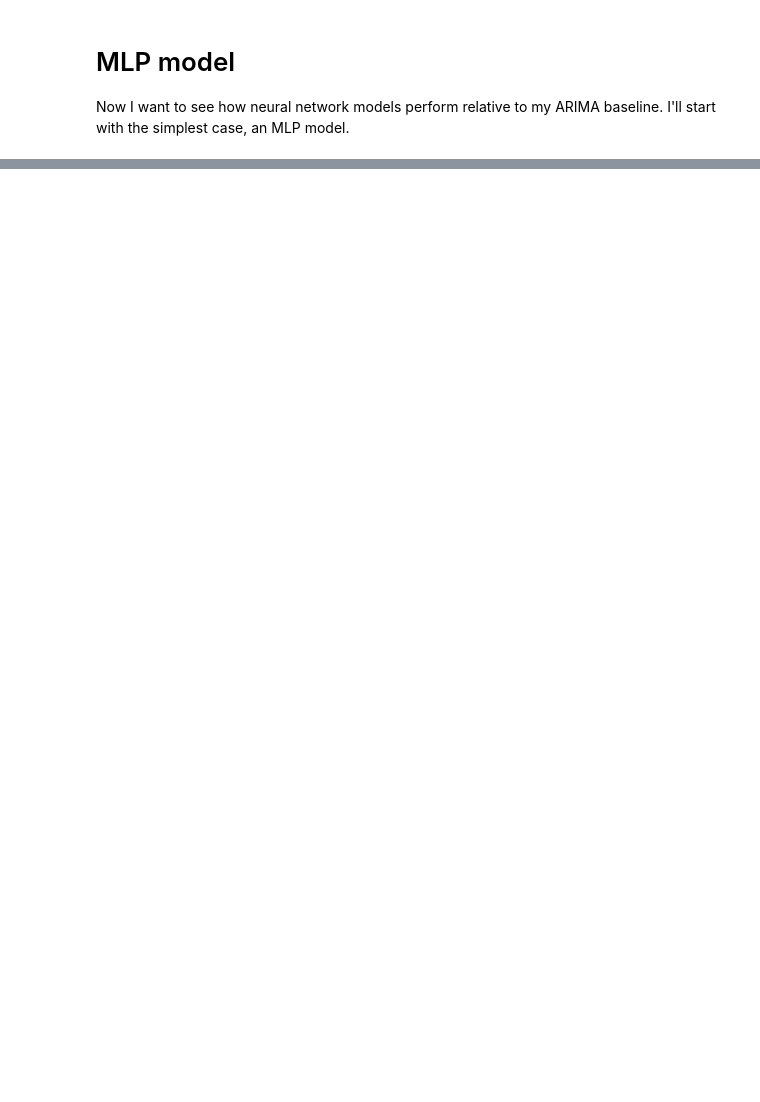
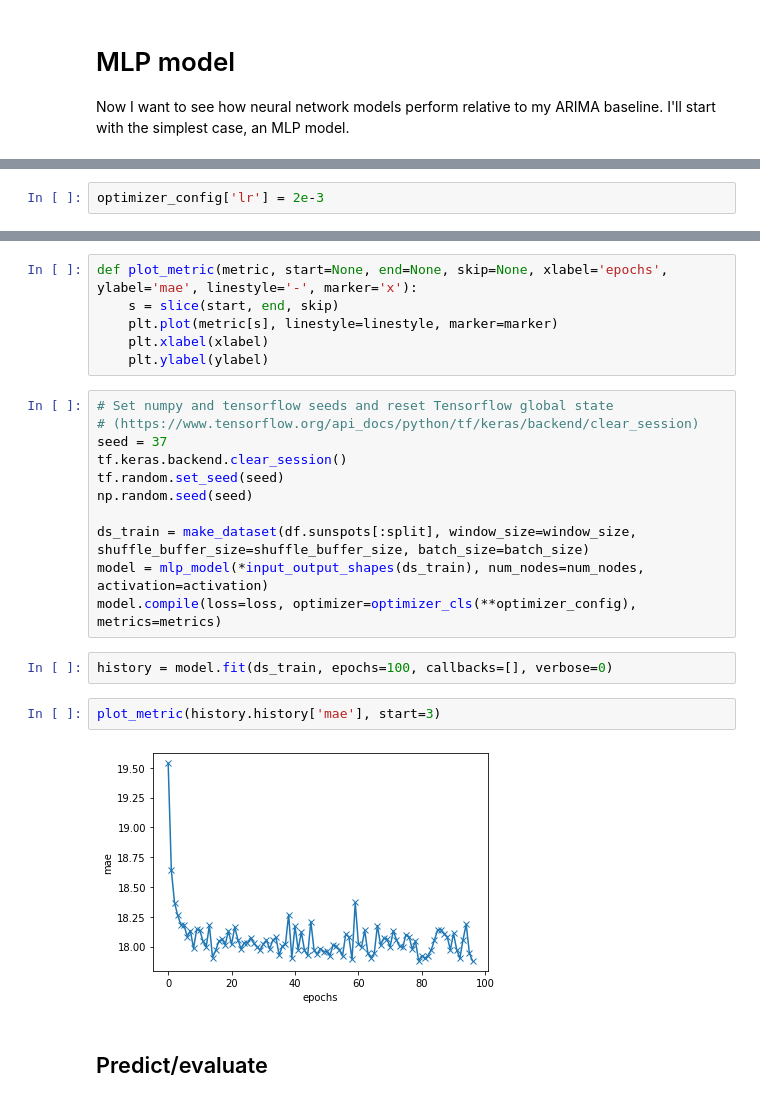
Before and after one commit to vivecalindahl/timeseries-prediction, a Jupyter notebook: rnn-lstm-forecasting.ipynb, the cells around one changed output, grey strips where cells are left out. Drawn from its saved outputs; the diff is of its cells as text; blank space fills up the shorter version.

```diff
--- a/rnn-lstm-forecasting.ipynb
+++ b/rnn-lstm-forecasting.ipynb
@@ -480,0 +697,2 @@ Now I want to see how neural network models perform relative to my ARIMA baselin
+# %%
+optimizer_config['lr'] = 2e-3
@@ -480,0 +701,25 @@ Now I want to see how neural network models perform relative to my ARIMA baselin
+# %%
+def plot_metric(metric, start=None, end=None, skip=None, xlabel='epochs', ylabel='mae', linestyle='-', marker='x'):
+    s = slice(start, end, skip)
+    plt.plot(metric[s], linestyle=linestyle, marker=marker)
+    plt.xlabel(xlabel)
+    plt.ylabel(ylabel)
+# %%
+# Set numpy and tensorflow seeds and reset Tensorflow global state
+# (https://www.tensorflow.org/api_docs/python/tf/keras/backend/clear_session)
+seed = 37
+tf.keras.backend.clear_session()
+tf.random.set_seed(seed)
+np.random.seed(seed)
+
+ds_train = make_dataset(df.sunspots[:split], window_size=window_size, shuffle_buffer_size=shuffle_buffer_size, batch_size=batch_size)
+model = mlp_model(*input_output_shapes(ds_train), num_nodes=num_nodes, activation=activation)
+model.compile(loss=loss, optimizer=optimizer_cls(**optimizer_config), metrics=metrics)
+# %%
+history = model.fit(ds_train, epochs=100, callbacks=[], verbose=0)
+# %%
+plot_metric(history.history['mae'], start=3)
+# %% [output]
+[figure, added]
+# %% [markdown]
+## Predict/evaluate
```
Also changed, not shown: parts of 96 cells of this notebook.
